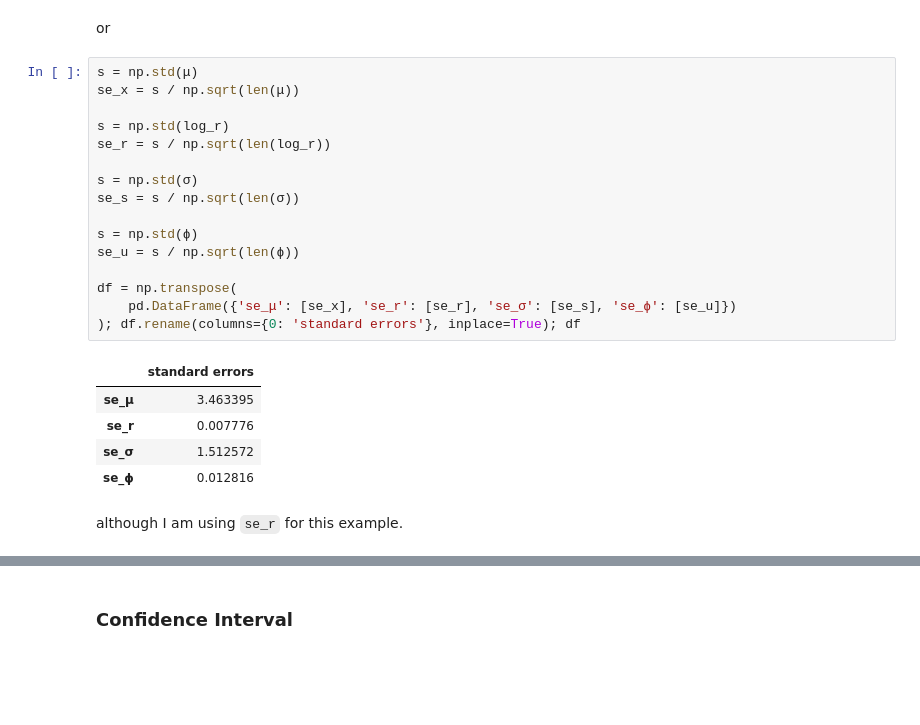
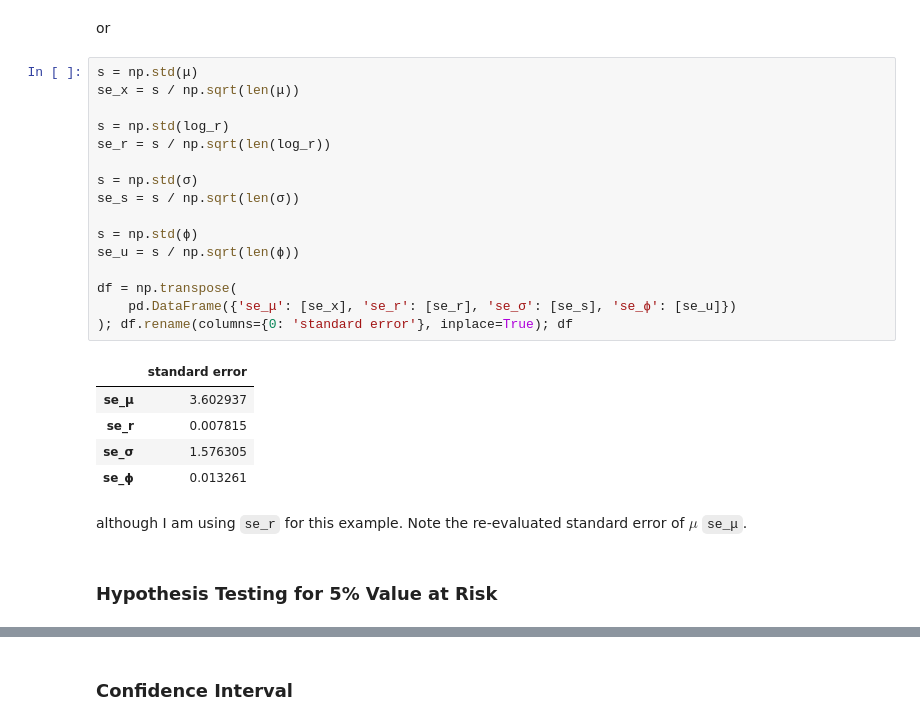
Before and after one commit to salma-rodriguez/Futures-Experiment, a Jupyter notebook: cornfutures_swaptures.ipynb, the cells around one changed output, grey strips where cells are left out. Saved outputs shown, nothing was run; the diff lists cells and outputs as text; blank space fills up the shorter version.

```diff
--- a/cornfutures_swaptures.ipynb
+++ b/cornfutures_swaptures.ipynb
@@ -360,24 +371,26 @@ or
 # %%
 s = np.std(μ)
 se_x = s / np.sqrt(len(μ))
 
 s = np.std(log_r)
 se_r = s / np.sqrt(len(log_r))
 
 s = np.std(σ)
 se_s = s / np.sqrt(len(σ))
 
 s = np.std(ϕ)
 se_u = s / np.sqrt(len(ϕ))
 
 df = np.transpose(
     pd.DataFrame({'se_μ': [se_x], 'se_r': [se_r], 'se_σ': [se_s], 'se_ϕ': [se_u]})
-); df.rename(columns={0: 'standard errors'}, inplace=True); df
+); df.rename(columns={0: 'standard error'}, inplace=True); df
 # %% [output]
-|  | standard errors |
-| se_μ | 3.463395 |
-| se_r | 0.007776 |
-| se_σ | 1.512572 |
-| se_ϕ | 0.012816 |
+|  | standard error |
+| se_μ | 3.602937 |
+| se_r | 0.007815 |
+| se_σ | 1.576305 |
+| se_ϕ | 0.013261 |
 # %% [markdown]
-although I am using `se_r` for this example.
+although I am using `se_r` for this example. Note the re-evaluated standard error of $\mu$ `se_μ`.
+# %% [markdown]
+### Hypothesis Testing for 5% Value at Risk
```
Also changed, not shown: parts of 102 cells of this notebook, 1 other file.
